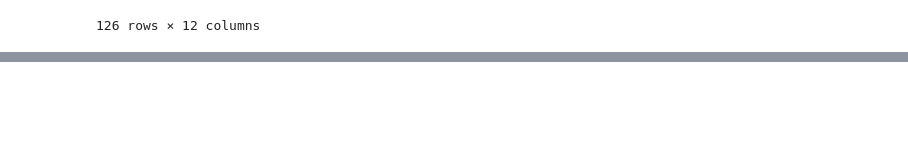
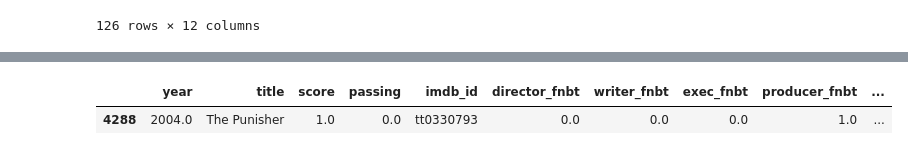
Before and after one commit to MagicMilly/women-in-film-analysis-dashboard, a Jupyter notebook: more_data_munging_useful.ipynb, the cells around one changed output, grey strips where cells are left out. Saved outputs shown, nothing was run; the diff lists cells and outputs as text; code cells hidden in the pictures; blank space fills up the shorter version.

```diff
--- a/more_data_munging_useful.ipynb
+++ b/more_data_munging_useful.ipynb
@@ -2093,0 +2182,5 @@ bechdel_bad_ids
+# %%
+bechdel_no_tv_shows.loc[bechdel_no_tv_shows.title == 'The Punisher']
+# %% [output]
+|  | year | title | score | passing | imdb_id | director_fnbt | writer_fnbt | exec_fnbt | producer_fnbt | ... |
+| 4288 | 2004.0 | The Punisher | 1.0 | 0.0 | tt0330793 | 0.0 | 0.0 | 0.0 | 1.0 | ... |
```
Also changed, not shown: parts of 16 cells of this notebook.
